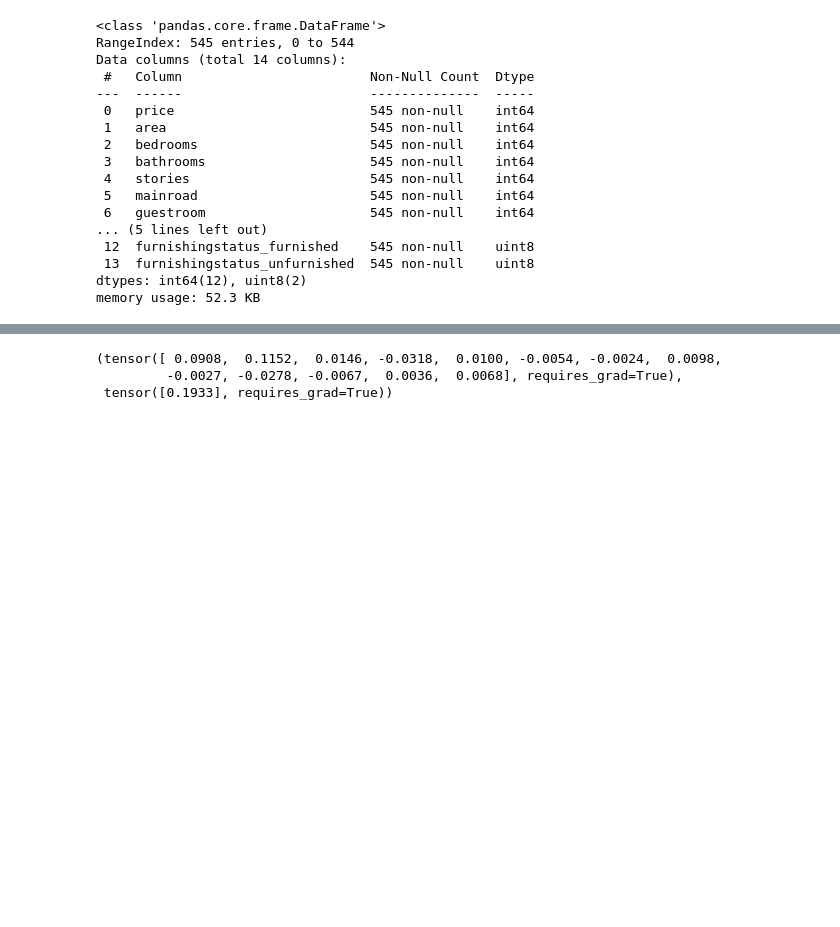
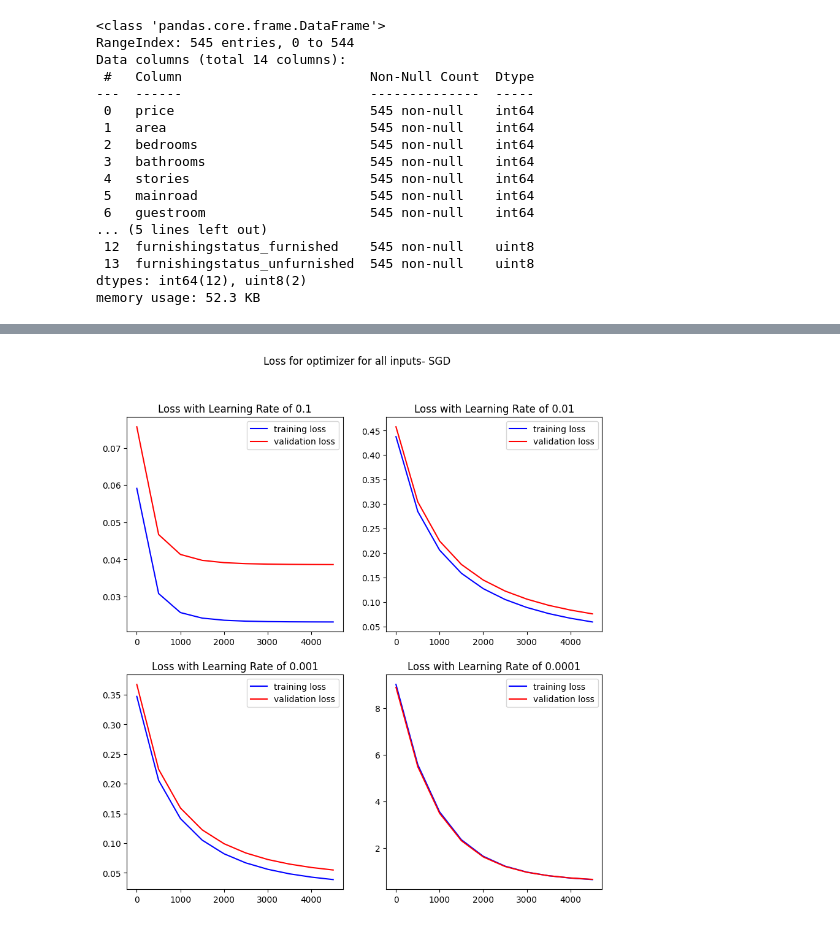
Before and after one commit to sirlapat/ML_Assignment1, a Jupyter notebook: ML_A5.ipynb, the cells around one changed output, grey strips where cells are left out. Saved outputs shown, nothing was run; the diff lists cells and outputs as text; code cells hidden in the pictures; blank space fills up the shorter version.

```diff
--- a/ML_A5.ipynb
+++ b/ML_A5.ipynb
@@ -859,3 +882,3 @@ weights_sgd_1, bias_sgd_1
 # %%
-weights_sgd_01, bias_sgd_01, train_loss_sgd_01, val_loss_sgd_01 = model_training(X, y, epochs = 5000, optimizer = 'SGD', learning_rate = 0.002)
+weights_sgd_1, bias_sgd_1, train_loss_sgd_1, val_loss_sgd_1 = model_training(X, y, epochs = 5000, optimizer = 'SGD', learning_rate = 0.002)
 # %% [output]
@@ -915,34 +970,31 @@ plt.show()
 # %%
+plt.figure(figsize=(10, 10))
 plt.suptitle('Loss for optimizer for all inputs- SGD')
 
 plt.subplot(2,2,1)
-plt.plot(epochs, np.array([item.detach().item() for item in train_loss_sgd_1]), color='green', label= 'training loss')
-plt.plot(epochs, np.array([item.detach().item() for item in val_loss_sgd_1]), color='violet', label = 'validation loss')
+plt.plot(epochs, np.array([item.detach().item() for item in train_loss_sgd_1]), color='blue', label= 'training loss')
+plt.plot(epochs, np.array([item.detach().item() for item in val_loss_sgd_1]), color='red', label = 'validation loss')
+plt.title('Loss with Learning Rate of 0.1')
+plt.legend()
+
+plt.subplot(2,2,2)
+plt.plot(epochs, np.array([item.detach().item() for item in train_loss_sgd_01]), color='blue', label= 'training loss')
+plt.plot(epochs, np.array([item.detach().item() for item in val_loss_sgd_01]), color='red', label = 'validation loss')
 plt.title('Loss with Learning Rate of 0.01')
 plt.legend()
 
-plt.subplot(2,2,2)
-plt.plot(epochs, np.array([item.detach().item() for item in train_loss_sgd_01]), color='green', label= 'training loss')
-plt.plot(epochs, np.array([item.detach().item() for item in val_loss_sgd_01]), color='violet', label = 'validation loss')
-plt.title('Loss with Learning Rate of 0.002')
-plt.legend()
-
 plt.subplot(2,2,3)
-plt.plot(epochs, np.array([item.detach().item() for item in train_loss_sgd_001]), color='green', label= 'training loss')
-plt.plot(epochs, np.array([item.detach().item() for item in val_loss_sgd_001]), color='violet', label = 'validation loss')
-plt.title('Loss with Learning Rate of 0.003')
+plt.plot(epochs, np.array([item.detach().item() for item in train_loss_sgd_001]), color='blue', label= 'training loss')
+plt.plot(epochs, np.array([item.detach().item() for item in val_loss_sgd_001]), color='red', label = 'validation loss')
+plt.title('Loss with Learning Rate of 0.001')
 plt.legend()
 
 plt.subplot(2,2,4)
-plt.plot(epochs, np.array([item.detach().item() for item in train_loss_sgd_0001]), color='green', label= 'training loss')
-plt.plot(epochs, np.array([item.detach().item() for item in val_loss_sgd_0001]), color='violet', label = 'validation loss')
+plt.plot(epochs, np.array([item.detach().item() for item in train_loss_sgd_0001]), color='blue', label= 'training loss')
+plt.plot(epochs, np.array([item.detach().item() for item in val_loss_sgd_0001]), color='red', label = 'validation loss')
 plt.title('Loss with Learning Rate of 0.0001')
 plt.legend()
 
 plt.show()
+# %% [output]
+[figure, added]
-# %%
-weights_sgd_01, bias_sgd_01
-# %% [output]
-(tensor([ 0.0908,  0.1152,  0.0146, -0.0318,  0.0100, -0.0054, -0.0024,  0.0098,
-         -0.0027, -0.0278, -0.0067,  0.0036,  0.0068], requires_grad=True),
- tensor([0.1933], requires_grad=True))
```
Also changed, not shown: parts of 37 cells of this notebook.
